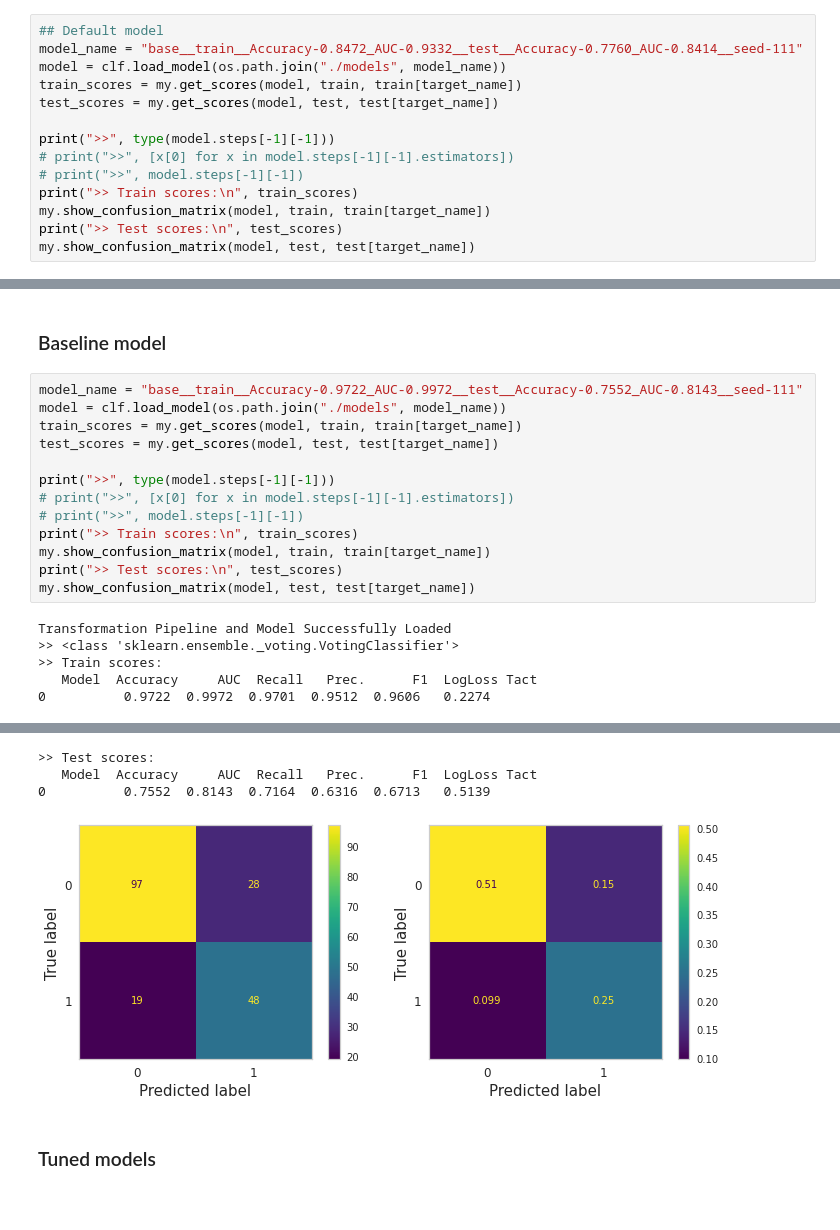
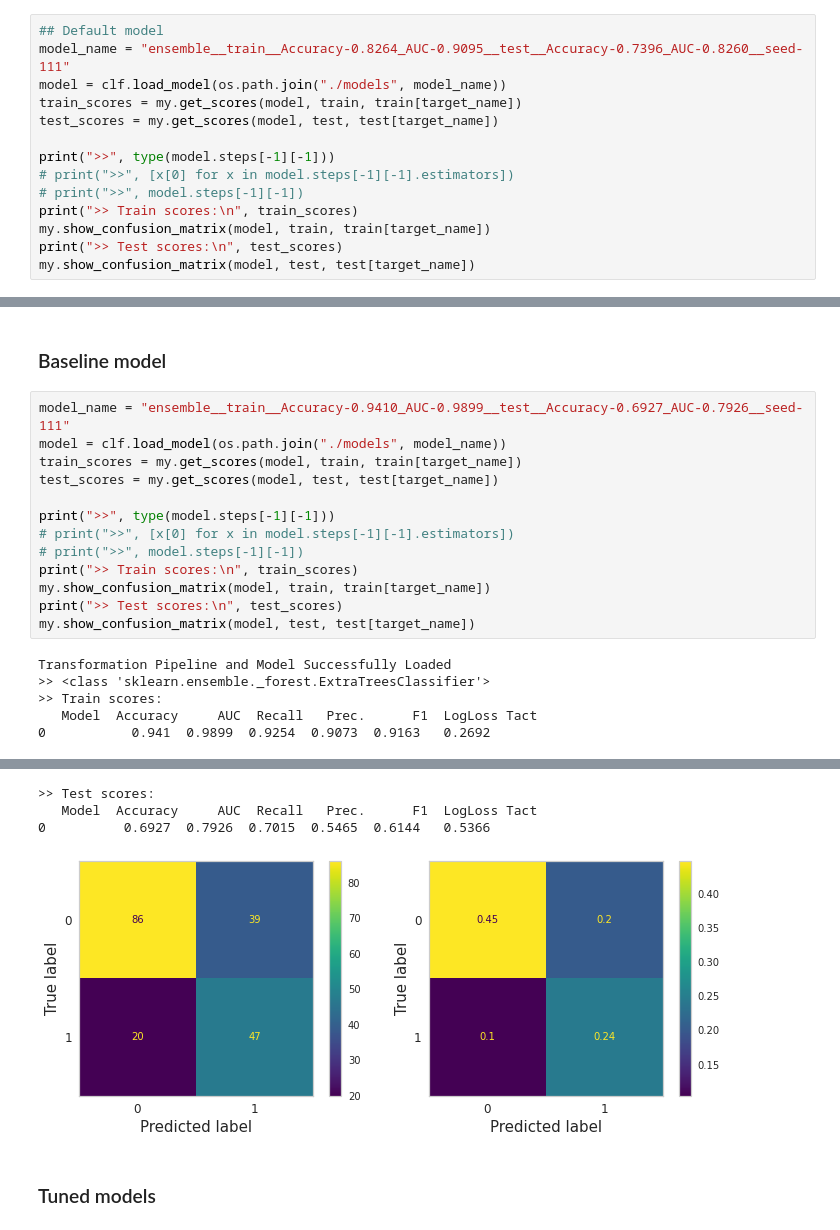
Before and after one commit to nampluskr/hackathon_2022, a Jupyter notebook: templates_clf/notobook_step3_results.ipynb, the cells around one changed output, grey strips where cells are left out. Saved outputs shown, nothing was run; the diff lists cells and outputs as text; blank space fills up the shorter version.

```diff
--- a/templates_clf/notobook_step3_results.ipynb
+++ b/templates_clf/notobook_step3_results.ipynb
@@ -70,7 +70,7 @@ Test  Data: (192, 9)
 ### Default model (all default parameters)
 # %%
 ## Default model
-model_name = "base__train__Accuracy-0.8472_AUC-0.9332__test__Accuracy-0.7760_AUC-0.8414__seed-111"
+model_name = "ensemble__train__Accuracy-0.8264_AUC-0.9095__test__Accuracy-0.7396_AUC-0.8260__seed-111"
 model = clf.load_model(os.path.join("./models", model_name))
 train_scores = my.get_scores(model, train, train[target_name])
 test_scores = my.get_scores(model, test, test[target_name])
@@ -96,7 +96,7 @@ Transformation Pipeline and Model Successfully Loaded
 # %% [markdown]
 ### Baseline model
 # %%
-model_name = "base__train__Accuracy-0.9722_AUC-0.9972__test__Accuracy-0.7552_AUC-0.8143__seed-111"
+model_name = "ensemble__train__Accuracy-0.9410_AUC-0.9899__test__Accuracy-0.6927_AUC-0.7926__seed-111"
 model = clf.load_model(os.path.join("./models", model_name))
 train_scores = my.get_scores(model, train, train[target_name])
 test_scores = my.get_scores(model, test, test[target_name])
@@ -110,7 +110,7 @@ print(">> Test scores:\n", test_scores)
 my.show_confusion_matrix(model, test, test[target_name])
 # %% [output]
 Transformation Pipeline and Model Successfully Loaded
->> <class 'sklearn.ensemble._voting.VotingClassifier'>
+>> <class 'sklearn.ensemble._forest.ExtraTreesClassifier'>
 >> Train scores:
    Model  Accuracy     AUC  Recall   Prec.      F1  LogLoss Tact
-0          0.9722  0.9972  0.9701  0.9512  0.9606   0.2274
+0           0.941  0.9899  0.9254  0.9073  0.9163   0.2692
@@ -118,7 +118,7 @@ Transformation Pipeline and Model Successfully Loaded
 >> Test scores:
    Model  Accuracy     AUC  Recall   Prec.      F1  LogLoss Tact
-0          0.7552  0.8143  0.7164  0.6316  0.6713   0.5139
+0          0.6927  0.7926  0.7015  0.5465  0.6144   0.5366
-[figure, old version]
+[figure, new version]
 # %% [markdown]
 ### Tuned models
 # %%
```
Also changed, not shown: parts of 4 cells of this notebook, 15 other files.
